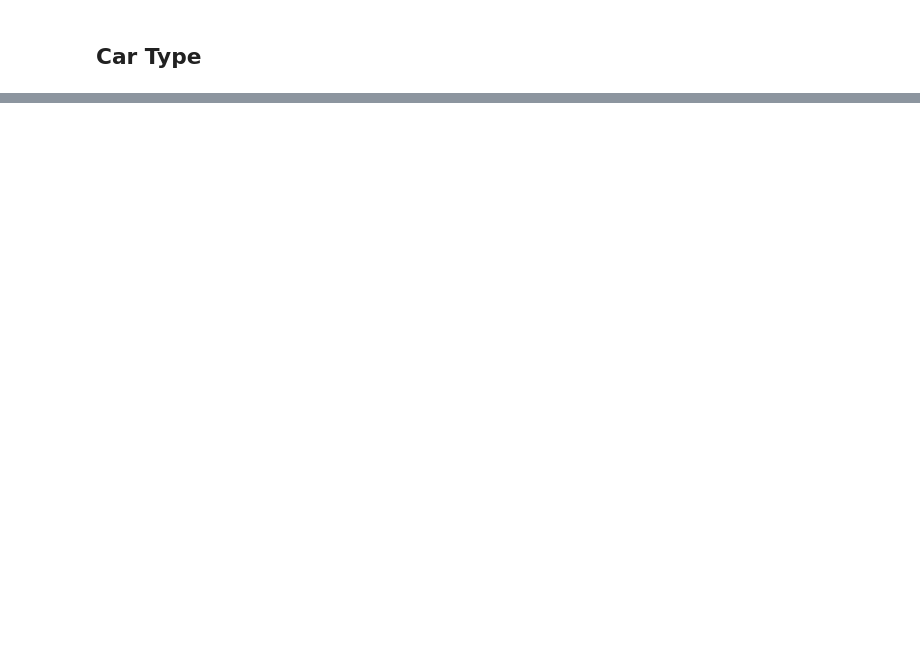
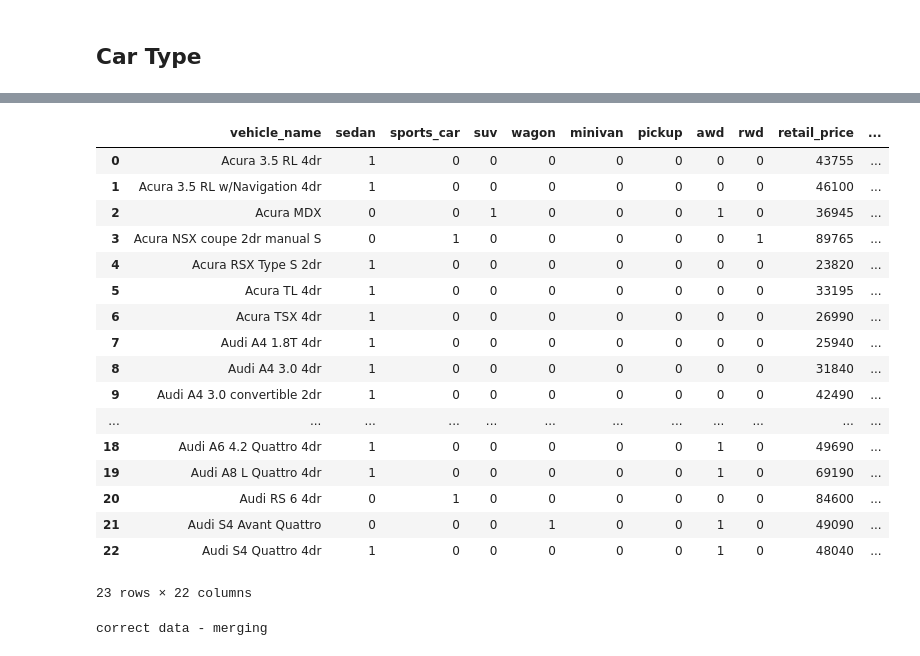
Before and after one commit to emcbride09/Lin_reg_car_data_project, a Jupyter notebook: 3-feature engineering.ipynb, the cells around one changed output, grey strips where cells are left out. Drawn from its saved outputs; the diff is of its cells as text; code cells hidden in the pictures; blank space fills up the shorter version.

```diff
--- a/3-feature engineering.ipynb
+++ b/3-feature engineering.ipynb
@@ -149,0 +128,32 @@ rows with missing values are...
+# %%
+cardata = data
+
+t = cardata.loc[(cardata['vehicle_name'] == 'Audi S4 Quattro 4dr'), 'sedan'] == 1
+
+cardata['sedan'].mask(cardata['vehicle_name'] == 'Audi S4 Quattro 4dr', 1, inplace=True)
+
+cardata.head(23)
+# %% [output]
+|  | vehicle_name | sedan | sports_car | suv | wagon | minivan | pickup | awd | rwd | retail_price | ... |
+| 0 | Acura 3.5 RL 4dr | 1 | 0 | 0 | 0 | 0 | 0 | 0 | 0 | 43755 | ... |
+| 1 | Acura 3.5 RL w/Navigation 4dr | 1 | 0 | 0 | 0 | 0 | 0 | 0 | 0 | 46100 | ... |
+| 2 | Acura MDX | 0 | 0 | 1 | 0 | 0 | 0 | 1 | 0 | 36945 | ... |
+| 3 | Acura NSX coupe 2dr manual S | 0 | 1 | 0 | 0 | 0 | 0 | 0 | 1 | 89765 | ... |
+| 4 | Acura RSX Type S 2dr | 1 | 0 | 0 | 0 | 0 | 0 | 0 | 0 | 23820 | ... |
+| 5 | Acura TL 4dr | 1 | 0 | 0 | 0 | 0 | 0 | 0 | 0 | 33195 | ... |
+| 6 | Acura TSX 4dr | 1 | 0 | 0 | 0 | 0 | 0 | 0 | 0 | 26990 | ... |
+| 7 | Audi A4 1.8T 4dr | 1 | 0 | 0 | 0 | 0 | 0 | 0 | 0 | 25940 | ... |
+| 8 | Audi A4 3.0 4dr | 1 | 0 | 0 | 0 | 0 | 0 | 0 | 0 | 31840 | ... |
+| 9 | Audi A4 3.0 convertible 2dr | 1 | 0 | 0 | 0 | 0 | 0 | 0 | 0 | 42490 | ... |
+| ... | ... | ... | ... | ... | ... | ... | ... | ... | ... | ... | ... |
+| 18 | Audi A6 4.2 Quattro 4dr | 1 | 0 | 0 | 0 | 0 | 0 | 1 | 0 | 49690 | ... |
+| 19 | Audi A8 L Quattro 4dr | 1 | 0 | 0 | 0 | 0 | 0 | 1 | 0 | 69190 | ... |
+| 20 | Audi RS 6 4dr | 0 | 1 | 0 | 0 | 0 | 0 | 0 | 0 | 84600 | ... |
+| 21 | Audi S4 Avant Quattro | 0 | 0 | 0 | 1 | 0 | 0 | 1 | 0 | 49090 | ... |
+| 22 | Audi S4 Quattro 4dr | 1 | 0 | 0 | 0 | 0 | 0 | 1 | 0 | 48040 | ... |
+23 rows × 22 columns
+# %%
+columns = car_dict.loc[car_dict.eval("category == 'car_type'"), "variable"]  #extract all of the drivetrain types from the data dictionary & keep the variable only that becomes columns
+data_cartype = collapse_wide_cols(data, columns, label = "Car Type")
+# %% [output]
+correct data - merging
```
Also changed, not shown: parts of 7 cells of this notebook, 3 other files.
